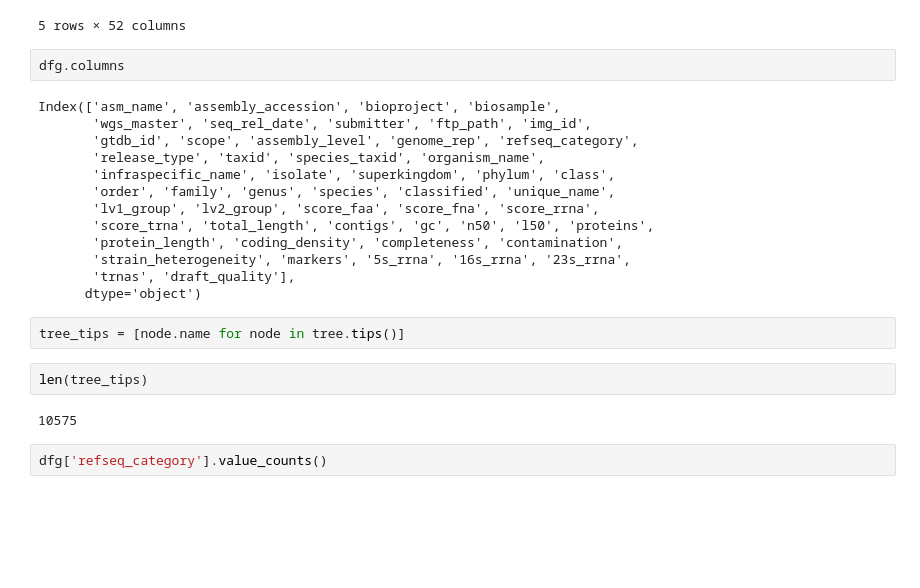
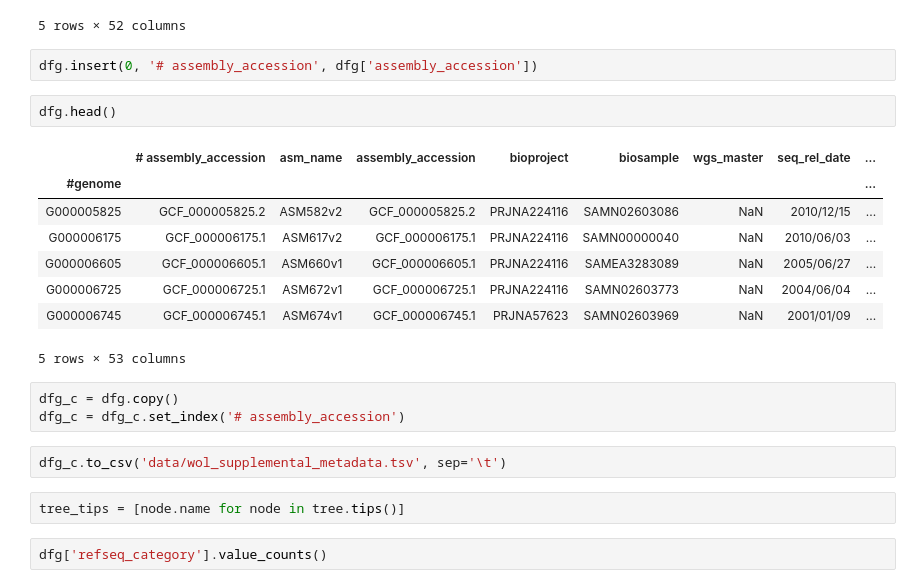
Before and after one commit to gwarmstrong/taxa-assign-benchmarking, a Jupyter notebook: notebooks/genome_subsampling.ipynb, the cells around one changed output. Cells and saved outputs as stored; diff of their text form; blank space fills up the shorter version.

Commit message:
genome subsampling criteria solidified in notebook

```diff
--- a/notebooks/genome_subsampling.ipynb
+++ b/notebooks/genome_subsampling.ipynb
@@ -67,27 +67,26 @@ dfg.head()
 | G000006725 | ASM672v1 | GCF_000006725.1 | PRJNA224116 | SAMN02603773 | NaN | 2004/06/04 | Sao Paulo state (Brazil) Consortium | ftp://ftp.ncbi.nlm.nih.gov/genome... | ... |
 | G000006745 | ASM674v1 | GCF_000006745.1 | PRJNA57623 | SAMN02603969 | NaN | 2001/01/09 | TIGR | ftp://ftp.ncbi.nlm.nih.gov/genome... | ... |
 5 rows × 52 columns
+# %%
+dfg.insert(0, '# assembly_accession', dfg['assembly_accession'])
 # %%
-dfg.columns
+dfg.head()
 # %% [output]
+|  | # assembly_accession | asm_name | assembly_accession | bioproject | biosample | wgs_master | seq_rel_date | ... |
+| #genome |  |  |  |  |  |  |  | ... |
+| G000005825 | GCF_000005825.2 | ASM582v2 | GCF_000005825.2 | PRJNA224116 | SAMN02603086 | NaN | 2010/12/15 | ... |
+| G000006175 | GCF_000006175.1 | ASM617v2 | GCF_000006175.1 | PRJNA224116 | SAMN00000040 | NaN | 2010/06/03 | ... |
+| G000006605 | GCF_000006605.1 | ASM660v1 | GCF_000006605.1 | PRJNA224116 | SAMEA3283089 | NaN | 2005/06/27 | ... |
+| G000006725 | GCF_000006725.1 | ASM672v1 | GCF_000006725.1 | PRJNA224116 | SAMN02603773 | NaN | 2004/06/04 | ... |
+| G000006745 | GCF_000006745.1 | ASM674v1 | GCF_000006745.1 | PRJNA57623 | SAMN02603969 | NaN | 2001/01/09 | ... |
-Index(['asm_name', 'assembly_accession', 'bioproject', 'biosample',
-       'wgs_master', 'seq_rel_date', 'submitter', 'ftp_path', 'img_id',
-       'gtdb_id', 'scope', 'assembly_level', 'genome_rep', 'refseq_category',
-       'release_type', 'taxid', 'species_taxid', 'organism_name',
-       'infraspecific_name', 'isolate', 'superkingdom', 'phylum', 'class',
-       'order', 'family', 'genus', 'species', 'classified', 'unique_name',
-       'lv1_group', 'lv2_group', 'score_faa', 'score_fna', 'score_rrna',
-       'score_trna', 'total_length', 'contigs', 'gc', 'n50', 'l50', 'proteins',
-       'protein_length', 'coding_density', 'completeness', 'contamination',
-       'strain_heterogeneity', 'markers', '5s_rrna', '16s_rrna', '23s_rrna',
-       'trnas', 'draft_quality'],
-      dtype='object')
+5 rows × 53 columns
+# %%
+dfg_c = dfg.copy()
+dfg_c = dfg_c.set_index('# assembly_accession')
+# %%
+dfg_c.to_csv('data/wol_supplemental_metadata.tsv', sep='\t')
 # %%
 tree_tips = [node.name for node in tree.tips()]
-# %%
-len(tree_tips)
-# %% [output]
-10575
 # %%
 dfg['refseq_category'].value_counts()
 # %% [output]
```
